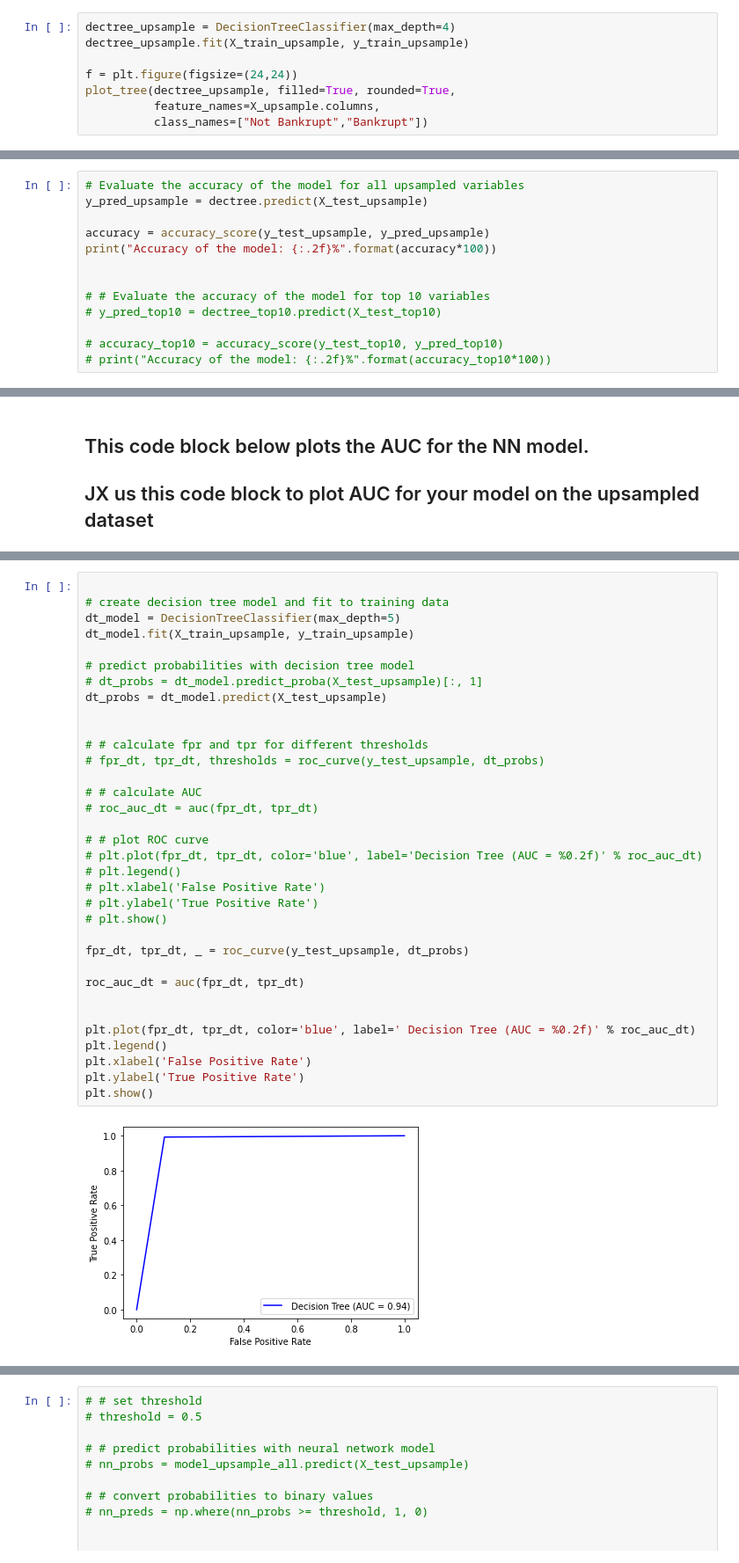
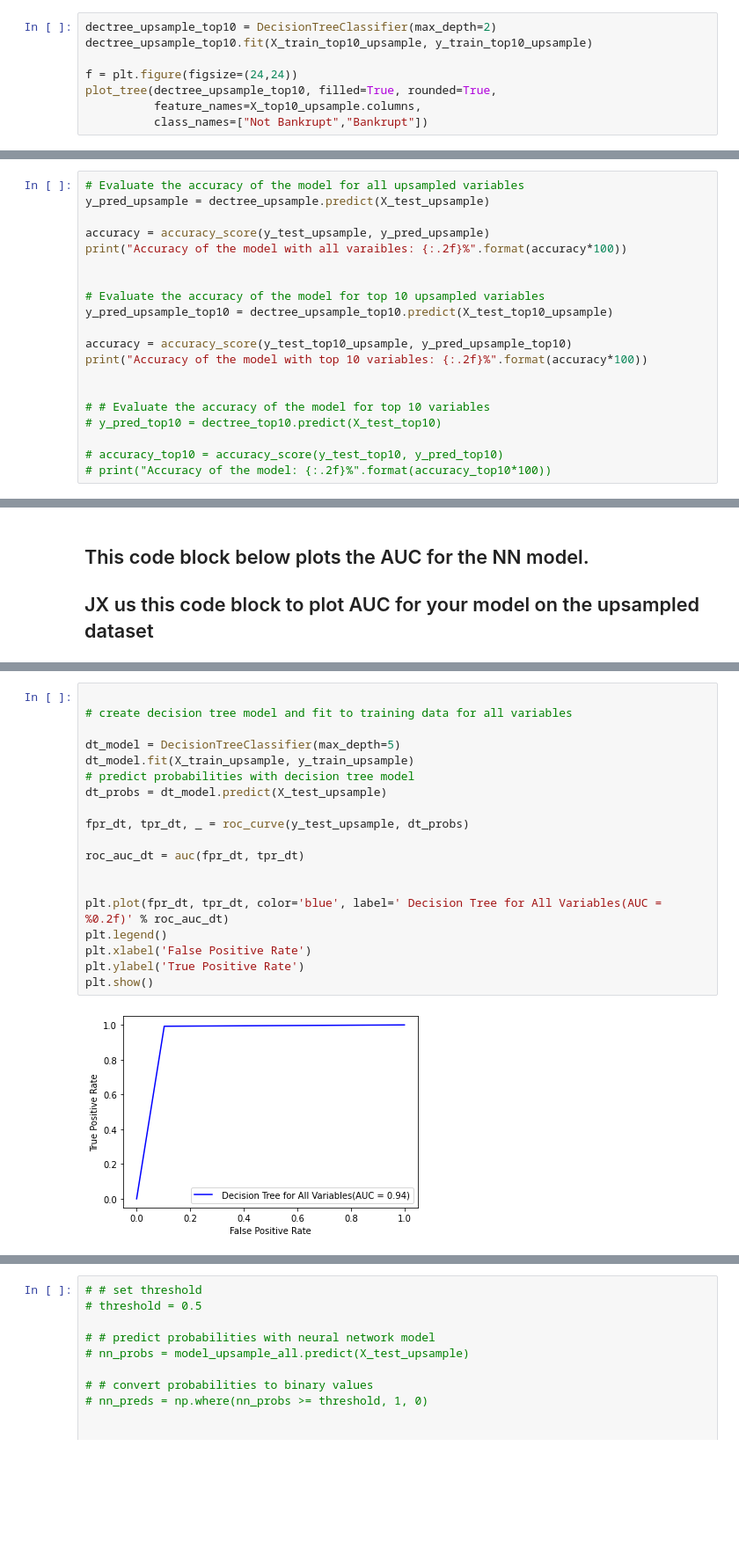
Before and after one commit to paaniwater/DSAI-Project, a Jupyter notebook: bankruptcy.ipynb, the cells around one changed output, grey strips where cells are left out. Shown: that part at 88% size. Cells and saved outputs as stored; diff of their text form; blank space fills up the shorter version.

```diff
--- a/bankruptcy.ipynb
+++ b/bankruptcy.ipynb
@@ -307,11 +330,11 @@ plot_tree(dectree, filled=True, rounded=True,
  Text(0.875, 0.16666666666666666, 'gini = 0.5\nsamples = 1305\nvalue = [632, 673]\nclass = Bankrupt')]
 [figure]
 # %%
-dectree_upsample = DecisionTreeClassifier(max_depth=4)
-dectree_upsample.fit(X_train_upsample, y_train_upsample)
+dectree_upsample_top10 = DecisionTreeClassifier(max_depth=2)
+dectree_upsample_top10.fit(X_train_top10_upsample, y_train_top10_upsample)
 
 f = plt.figure(figsize=(24,24))
-plot_tree(dectree_upsample, filled=True, rounded=True,
-          feature_names=X_upsample.columns,
+plot_tree(dectree_upsample_top10, filled=True, rounded=True,
+          feature_names=X_top10_upsample.columns,
           class_names=["Not Bankrupt","Bankrupt"])
 # %% [output]
@@ -337,10 +350,17 @@ plot_tree(dectree_upsample, filled=True, rounded=True,
 ### Seeing the accuracy of our Decision Tree Model
 # %%
 # Evaluate the accuracy of the model for all upsampled variables
-y_pred_upsample = dectree.predict(X_test_upsample)
+y_pred_upsample = dectree_upsample.predict(X_test_upsample)
 
 accuracy = accuracy_score(y_test_upsample, y_pred_upsample)
-print("Accuracy of the model: {:.2f}%".format(accuracy*100))
+print("Accuracy of the model with all varaibles: {:.2f}%".format(accuracy*100))
+
+
+# Evaluate the accuracy of the model for top 10 upsampled variables
+y_pred_upsample_top10 = dectree_upsample_top10.predict(X_test_top10_upsample)
+
+accuracy = accuracy_score(y_test_top10_upsample, y_pred_upsample_top10)
+print("Accuracy of the model with top 10 variables: {:.2f}%".format(accuracy*100))
 
 
 # # Evaluate the accuracy of the model for top 10 variables
@@ -421,36 +454,21 @@ plt.show()
 # %%
 
-# create decision tree model and fit to training data
+# create decision tree model and fit to training data for all variables
+
 dt_model = DecisionTreeClassifier(max_depth=5)
 dt_model.fit(X_train_upsample, y_train_upsample)
-
 # predict probabilities with decision tree model
-# dt_probs = dt_model.predict_proba(X_test_upsample)[:, 1]
 dt_probs = dt_model.predict(X_test_upsample)
-
-
-# # calculate fpr and tpr for different thresholds
-# fpr_dt, tpr_dt, thresholds = roc_curve(y_test_upsample, dt_probs)
-
-# # calculate AUC
-# roc_auc_dt = auc(fpr_dt, tpr_dt)
-
-# # plot ROC curve
-# plt.plot(fpr_dt, tpr_dt, color='blue', label='Decision Tree (AUC = %0.2f)' % roc_auc_dt)
-# plt.legend()
-# plt.xlabel('False Positive Rate')
-# plt.ylabel('True Positive Rate')
-# plt.show()
 
 fpr_dt, tpr_dt, _ = roc_curve(y_test_upsample, dt_probs)
 
 roc_auc_dt = auc(fpr_dt, tpr_dt)
 
 
-plt.plot(fpr_dt, tpr_dt, color='blue', label=' Decision Tree (AUC = %0.2f)' % roc_auc_dt)
+plt.plot(fpr_dt, tpr_dt, color='blue', label=' Decision Tree for All Variables(AUC = %0.2f)' % roc_auc_dt)
 plt.legend()
 plt.xlabel('False Positive Rate')
 plt.ylabel('True Positive Rate')
 plt.show()
 # %% [output]
-[figure, old version]
+[figure, new version]
```
Also changed, not shown: parts of 17 cells of this notebook.
